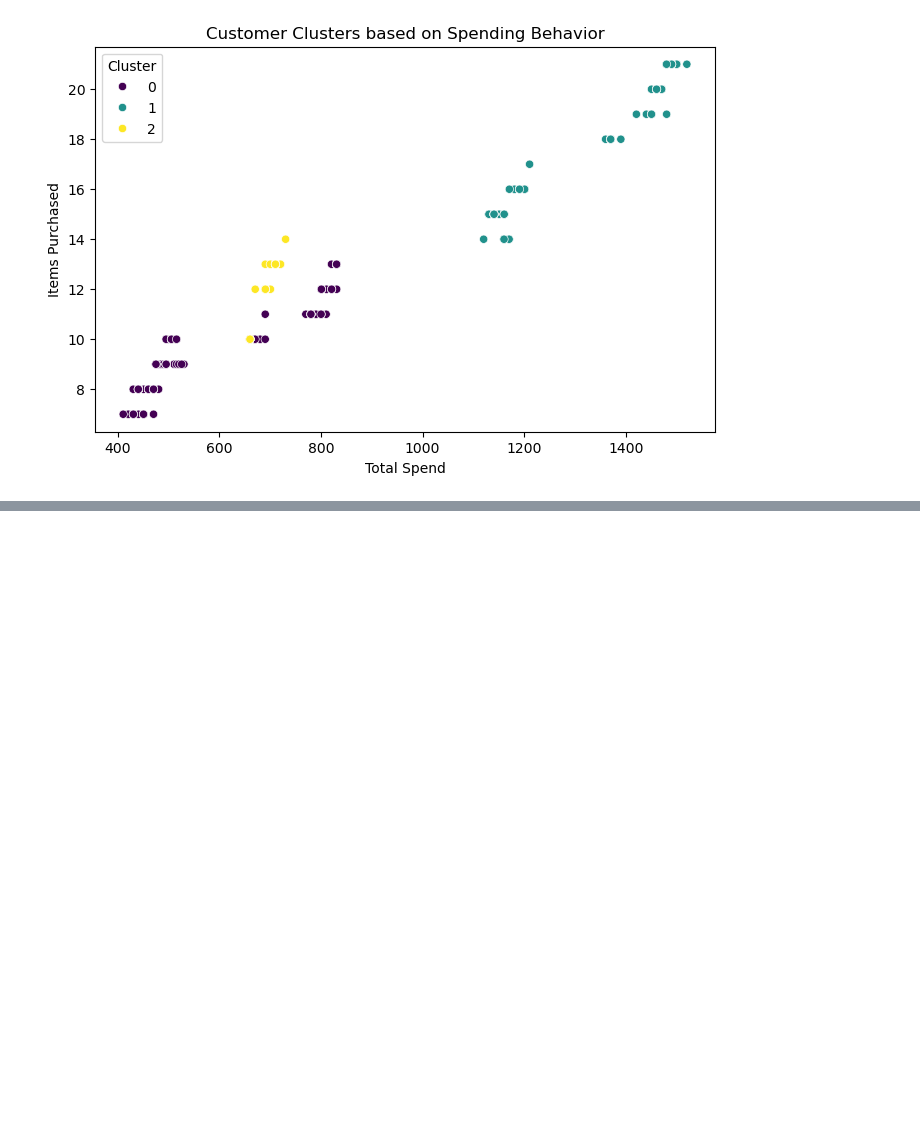
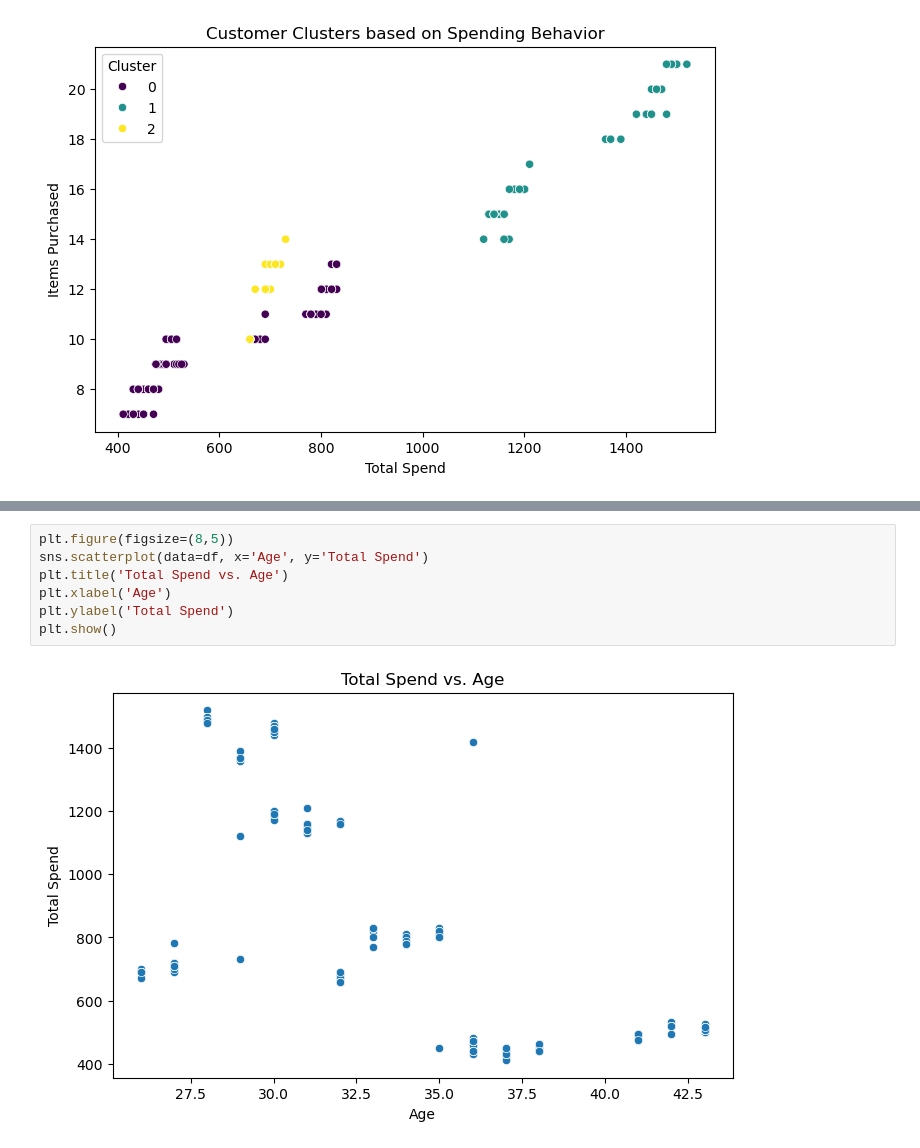
Before and after one commit to Rashi990/IS4116_BIS_Assignment, a Jupyter notebook: notebooks/data_analysis.ipynb, the cells around one changed output, grey strips where cells are left out. Saved outputs shown, nothing was run; the diff lists cells and outputs as text; blank space fills up the shorter version.

```diff
--- a/notebooks/data_analysis.ipynb
+++ b/notebooks/data_analysis.ipynb
@@ -313,0 +323,9 @@ plt.show()
+# %%
+plt.figure(figsize=(8,5))
+sns.scatterplot(data=df, x='Age', y='Total Spend')
+plt.title('Total Spend vs. Age')
+plt.xlabel('Age')
+plt.ylabel('Total Spend')
+plt.show()
+# %% [output]
+[figure, added]
```
Also changed, not shown: parts of 2 cells of this notebook.
